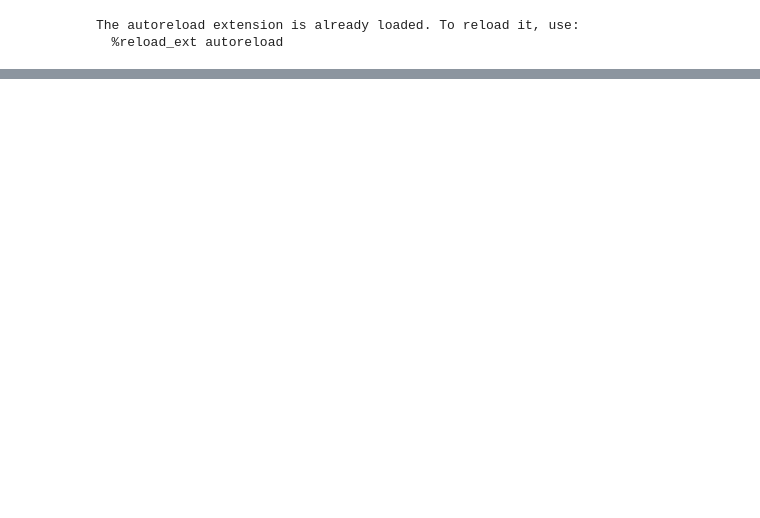
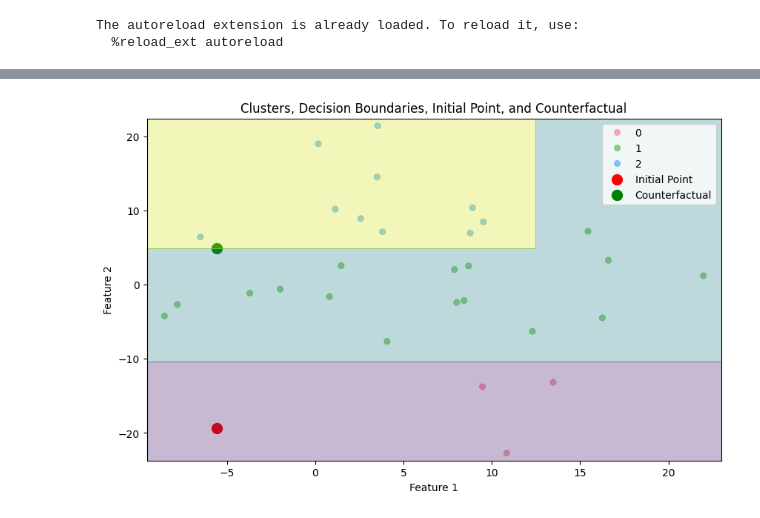
Before and after one commit to jepp3183/Thesis2025, a Jupyter notebook: code/threshold_tree.ipynb, the cells around one changed output, grey strips where cells are left out. Drawn from its saved outputs; the diff is of its cells as text; code cells hidden in the pictures; blank space fills up the shorter version.

```diff
--- a/code/threshold_tree.ipynb
+++ b/code/threshold_tree.ipynb
@@ -49,0 +237,32 @@ print(imm_model.write_tree())
+# %%
+# Assuming X, y, instance, target_point, cf, and tree_model are already defined
+
+# Plot the data points and clusters
+plt.figure(figsize=(10, 6))
+unique_labels = np.unique(y)
+palette = sns.color_palette("husl", len(unique_labels))  # Use a distinct color palette
+sns.scatterplot(x=X[:, 0], y=X[:, 1], hue=y, palette=palette, alpha=0.6, edgecolor=None, legend='full')
+
+# Plot the initial point
+plt.scatter(instance[0], instance[1], color='red', s=100, label='Initial Point')
+
+# Plot the counterfactual
+plt.scatter(cf[0], cf[1], color='green', s=100, label='Counterfactual')
+
+# Plot the decision boundaries
+plot_step = 0.01
+x_min, x_max = X[:, 0].min() - 1, X[:, 0].max() + 1
+y_min, y_max = X[:, 1].min() - 1, X[:, 1].max() + 1
+xx, yy = np.meshgrid(np.arange(x_min, x_max, plot_step), np.arange(y_min, y_max, plot_step))
+Z = clf.predict(np.c_[xx.ravel(), yy.ravel()])
+Z = Z.reshape(xx.shape)
+plt.contourf(xx, yy, Z, alpha=0.3, cmap='viridis')
+
+# Add labels and legend
+plt.xlabel('Feature 1')
+plt.ylabel('Feature 2')
+plt.legend()
+plt.title('Clusters, Decision Boundaries, Initial Point, and Counterfactual')
+plt.show()
+# %% [output]
+[figure, added]
```
Also changed, not shown: parts of 12 cells of this notebook.
